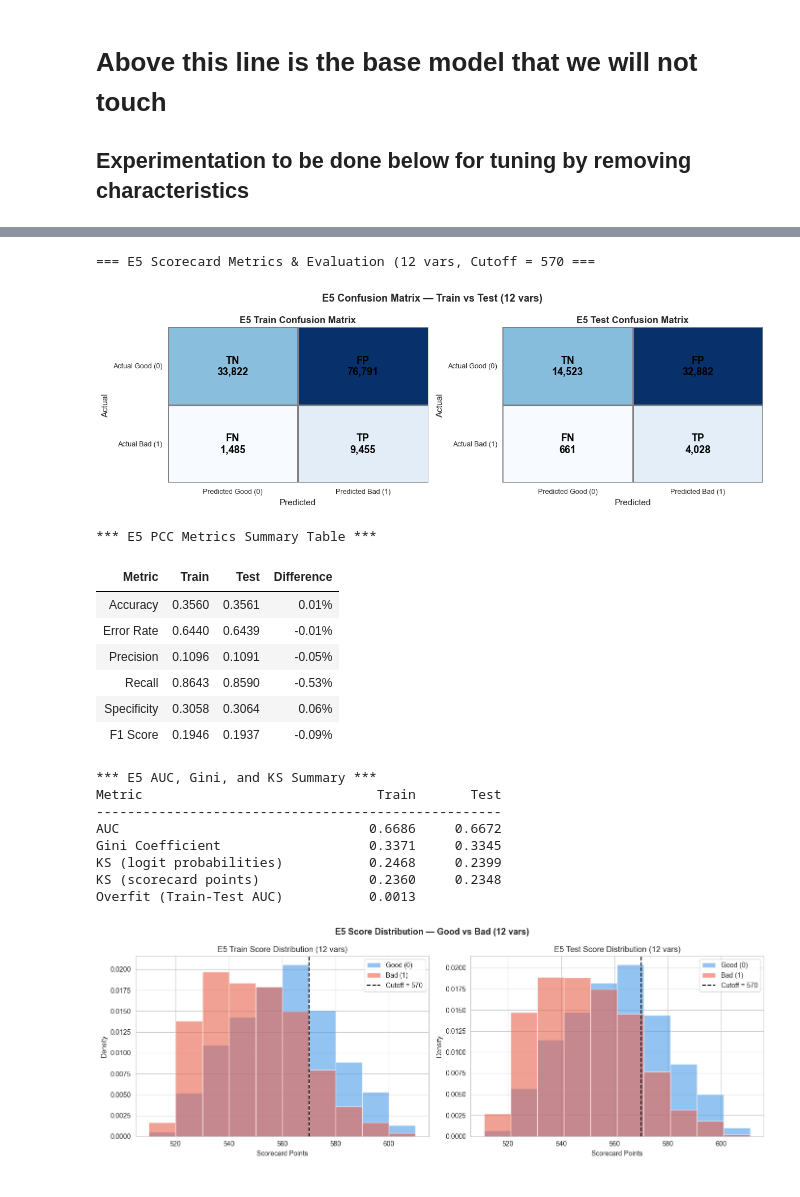
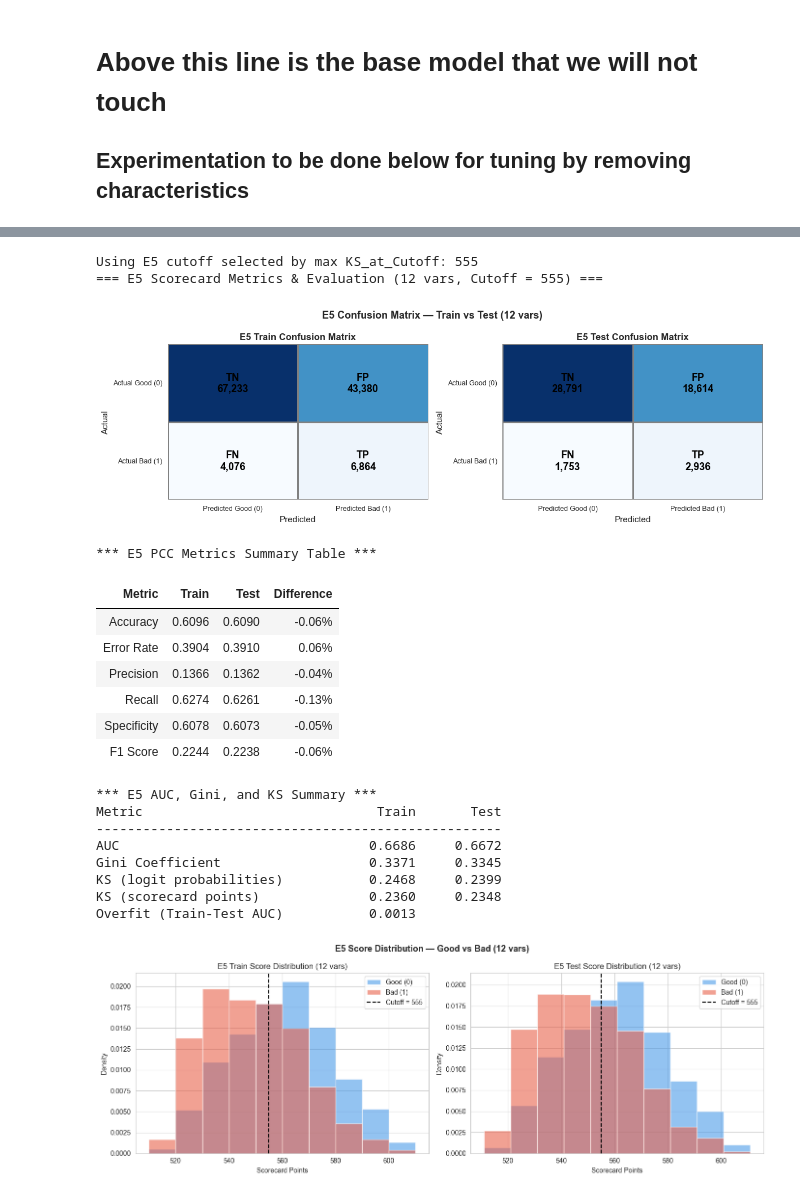
Before and after one commit to spectre-meltdown/IS453-Financial_Analytics-Scorecard_Project, a Jupyter notebook: 3.1 Tuning 1 Remove Characteristics.ipynb, the cells around one changed output, grey strips where cells are left out. Saved outputs shown, nothing was run; the diff lists cells and outputs as text; code cells hidden in the pictures.

Commit message:
updated optimal cutoff score for 3.1

```diff
--- a/3.1 Tuning 1 Remove Characteristics.ipynb
+++ b/3.1 Tuning 1 Remove Characteristics.ipynb
@@ -1699,0 +1722,27 @@ weighted avg       0.88      0.36      0.44     52094
+# %%
+# Align Cell 38 with E5 scoring logic (same score source as Cell 39)
+if 'optimal_cutoff_e5_ks' in globals():
+    cutoff_e5 = int(optimal_cutoff_e5_ks)
+else:
+    cutoff_e5 = 570  # fallback if optimization cell has not been run
+
+if 'train_score_e5' not in globals() or 'test_score_e5' not in globals():
+    train_score_e5 = sc.scorecard_ply(train, exp5['card'])
+    test_score_e5 = sc.scorecard_ply(test, exp5['card'])
+
+score_col_e5 = train_score_e5.columns[0]
+predicted_bad_train_e5 = (train_score_e5[score_col_e5] < cutoff_e5).astype(int).tolist()
+predicted_bad_test_e5 = (test_score_e5[score_col_e5] < cutoff_e5).astype(int).tolist()
+
+print(f'Using E5 cutoff selected by max KS_at_Cutoff: {cutoff_e5}')
+print('*** E5 Training Data Performance ***')
+print('Confusion matrix:')
+print(metrics.confusion_matrix(y_train, predicted_bad_train_e5))
+print('PCC measures:')
+print(metrics.classification_report(y_train, predicted_bad_train_e5))
+
+print('*** E5 Test Data Performance ***')
+print('Confusion matrix:')
+print(metrics.confusion_matrix(y_test, predicted_bad_test_e5))
+print('PCC measures:')
+print(metrics.classification_report(y_test, predicted_bad_test_e5))
@@ -1700,11 +1767,16 @@ weighted avg       0.88      0.36      0.44     52094
 # %%
-cutoff_e5 = 570  # same as baseline cutoff; adjust based on sensitivity table above if needed
+# Use KS-optimized cutoff from Cell 36 when available
+if 'optimal_cutoff_e5_ks' in globals():
+    cutoff_e5 = int(optimal_cutoff_e5_ks)
+else:
+    cutoff_e5 = 570  # fallback if optimization cell has not been run
 
 score_col_e5 = train_score_e5.columns[0]
 predicted_bad_train_e5 = (train_score_e5[score_col_e5] < cutoff_e5).astype(int).tolist()
 predicted_bad_test_e5  = (test_score_e5[score_col_e5]  < cutoff_e5).astype(int).tolist()
 
-print(f'=== E5 Scorecard Metrics & Evaluation (12 vars, Cutoff = {cutoff_e5} ===')
+print(f'Using E5 cutoff selected by max KS_at_Cutoff: {cutoff_e5}')
+print(f'=== E5 Scorecard Metrics & Evaluation (12 vars, Cutoff = {cutoff_e5}) ===')
 
 def get_metrics_e5(y_true, y_pred):
     cm = confusion_matrix(y_true, y_pred)
@@ -1768,43 +1840,44 @@ display(
 print('\n*** E5 AUC, Gini, and KS Summary ***')
 print(f"{'Metric':<30} {'Train':>10} {'Test':>10}")
 print('-' * 52)
 print(f"{'AUC':<30} {exp5['train_auc']:>10.4f} {exp5['test_auc']:>10.4f}")
 print(f"{'Gini Coefficient':<30} {exp5['train_gini']:>10.4f} {exp5['test_gini']:>10.4f}")
 print(f"{'KS (logit probabilities)':<30} {exp5['ks_logit_train']:>10.4f} {exp5['ks_logit_test']:>10.4f}")
 print(f"{'KS (scorecard points)':<30} {exp5['ks_score_train']:>10.4f} {exp5['ks_score_test']:>10.4f}")
 print(f"{'Overfit (Train-Test AUC)':<30} {exp5['overfit_auc']:>10.4f}")
 
 # --- Score Distribution ---
 fig, axes = plt.subplots(1, 2, figsize=(14, 5))
 for ax, scores_df, y_true, lbl in [
     (axes[0], train_score_e5, y_train, 'Train'),
     (axes[1], test_score_e5,  y_test,  'Test')
 ]:
     scores      = scores_df.iloc[:, 0]
     good_scores = scores[y_true == 0]
     bad_scores  = scores[y_true == 1]
     bins_range  = range(int(scores.min()), int(scores.max()) + 10, 10)
     ax.hist(good_scores, bins=bins_range, alpha=0.6, color='#4C9BE8', label='Good (0)', density=True)
     ax.hist(bad_scores,  bins=bins_range, alpha=0.6, color='#E8624C', label='Bad (1)',  density=True)
     ax.axvline(cutoff_e5, color='black', linestyle='--', linewidth=1.5, label=f'Cutoff = {cutoff_e5}')
     ax.set_xlabel('Scorecard Points')
     ax.set_ylabel('Density')
     ax.set_title(f'E5 {lbl} Score Distribution (12 vars)')
     ax.legend()
 plt.suptitle('E5 Score Distribution — Good vs Bad (12 vars)', fontsize=13, fontweight='bold')
 plt.tight_layout()
 plt.show()
 # %% [output]
-=== E5 Scorecard Metrics & Evaluation (12 vars, Cutoff = 570 ===
+Using E5 cutoff selected by max KS_at_Cutoff: 555
+=== E5 Scorecard Metrics & Evaluation (12 vars, Cutoff = 555) ===
-[figure, old version]
+[figure, new version]
 *** E5 PCC Metrics Summary Table ***
 | Metric | Train | Test | Difference |
-| Accuracy | 0.3560 | 0.3561 | 0.01% |
-| Error Rate | 0.6440 | 0.6439 | -0.01% |
-| Precision | 0.1096 | 0.1091 | -0.05% |
-| Recall | 0.8643 | 0.8590 | -0.53% |
-| Specificity | 0.3058 | 0.3064 | 0.06% |
-| F1 Score | 0.1946 | 0.1937 | -0.09% |
+| Accuracy | 0.6096 | 0.6090 | -0.06% |
+| Error Rate | 0.3904 | 0.3910 | 0.06% |
+| Precision | 0.1366 | 0.1362 | -0.04% |
+| Recall | 0.6274 | 0.6261 | -0.13% |
+| Specificity | 0.6078 | 0.6073 | -0.05% |
+| F1 Score | 0.2244 | 0.2238 | -0.06% |
 *** E5 AUC, Gini, and KS Summary ***
 Metric                              Train       Test
 ----------------------------------------------------
@@ -1813,7 +1886,7 @@ Gini Coefficient                   0.3371     0.3345
 KS (logit probabilities)           0.2468     0.2399
 KS (scorecard points)              0.2360     0.2348
 Overfit (Train-Test AUC)           0.0013
-[figure, old version]
+[figure, new version]
 # %%
 # Side-by-side: E5 (12 vars) vs Baseline (15 vars) on Test Set
 print('\n=== E5 (12 vars) vs Baseline (15 vars) — Test Set Comparison ===')
```
Also changed, not shown: parts of 8 cells of this notebook.
